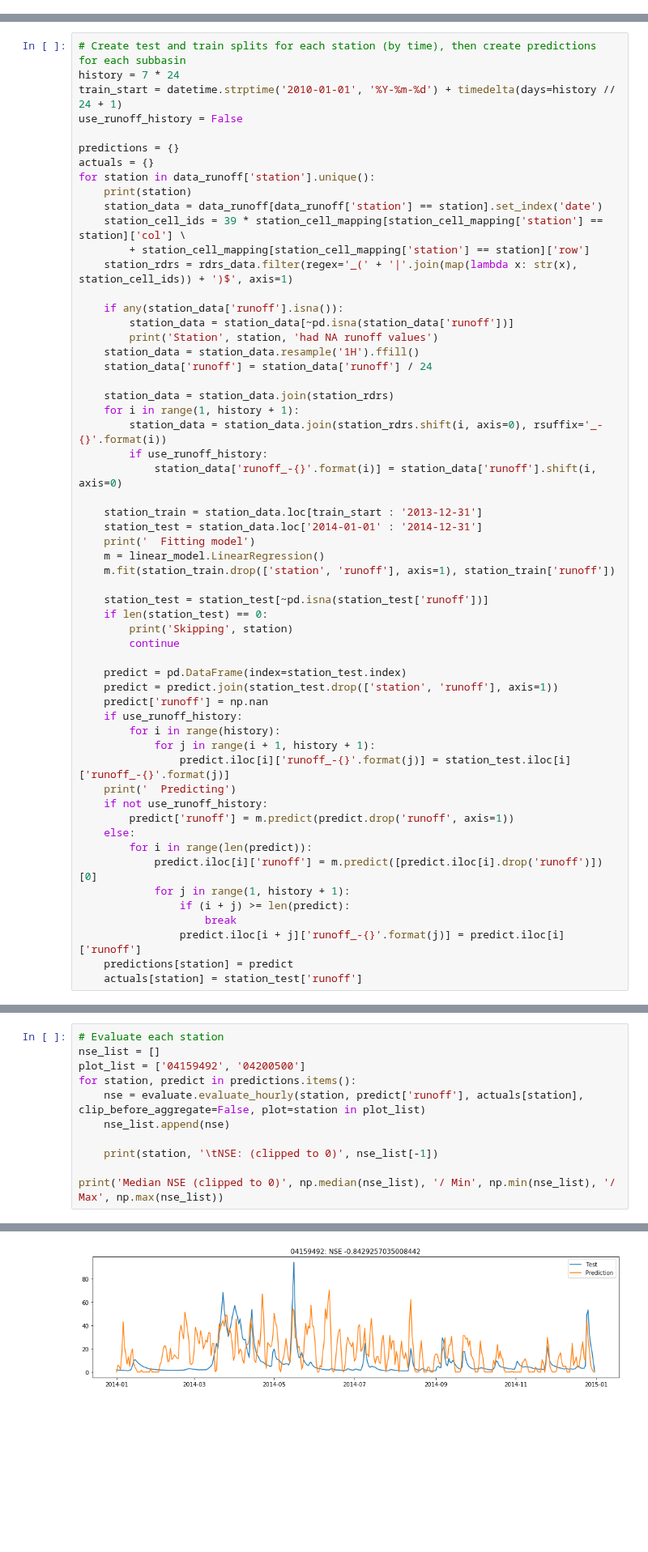
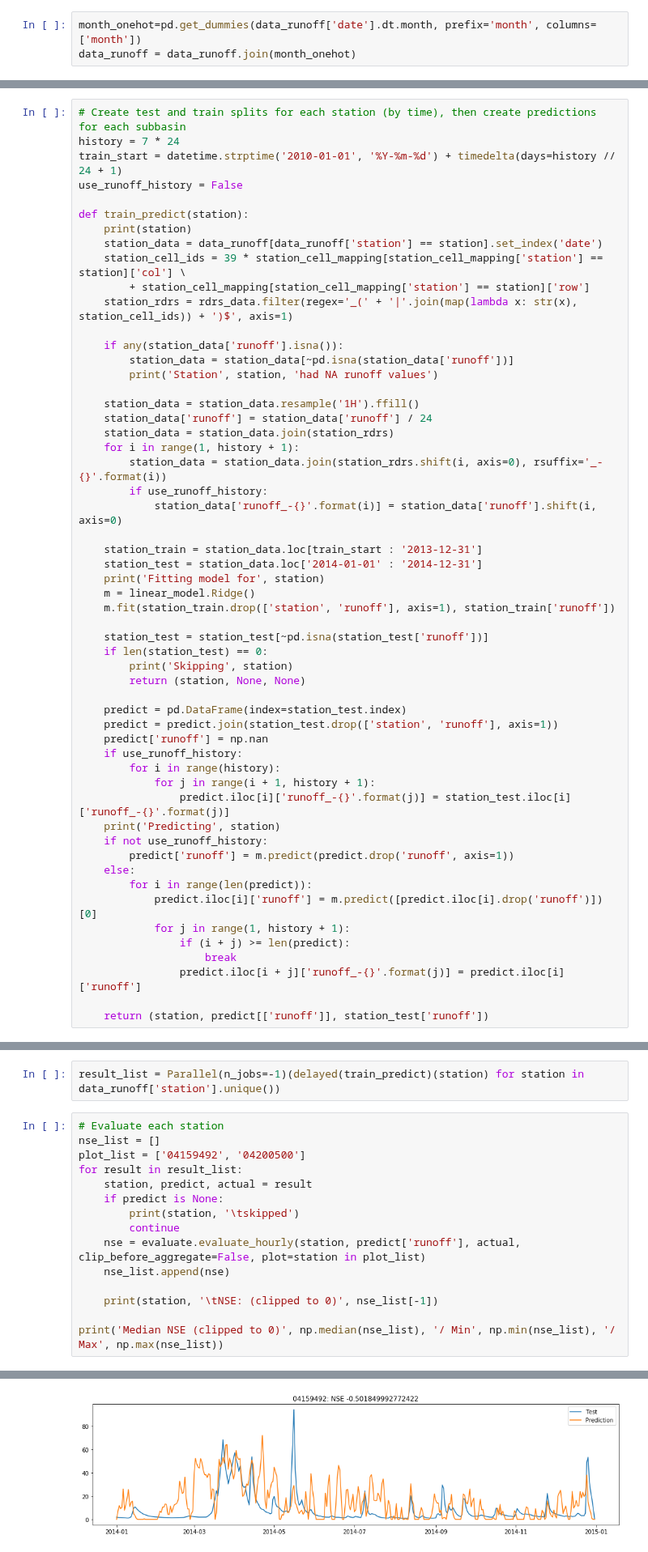
Before and after one commit to gauchm/streamflow-ml, a Jupyter notebook: LinReg_VIC_divideStreamflow.ipynb, the cells around one changed output, grey strips where cells are left out. Shown at 81% size. Cells and saved outputs as stored; diff of their text form; blank space fills up the shorter version.

Commit message:
Ridge regression on hourly forcings with month as feature

```diff
--- a/LinReg_VIC_divideStreamflow.ipynb
+++ b/LinReg_VIC_divideStreamflow.ipynb
@@ -37,3 +39,6 @@ Name: date, dtype: int64
 station_cell_mapping = pd.read_csv('station_cell_mapping.csv', skiprows=1, names=['station', 'lat', 'lon', 'row', 'col', 'area'])
 # %%
 rdrs_data = load_data.load_rdrs_forcings()
+# %%
+month_onehot=pd.get_dummies(data_runoff['date'].dt.month, prefix='month', columns=['month'])
+data_runoff = data_runoff.join(month_onehot)
@@ -43,9 +69,7 @@ history = 7 * 24
 train_start = datetime.strptime('2010-01-01', '%Y-%m-%d') + timedelta(days=history // 24 + 1)
 use_runoff_history = False
 
-predictions = {}
-actuals = {}
-for station in data_runoff['station'].unique():
+def train_predict(station):
     print(station)
     station_data = data_runoff[data_runoff['station'] == station].set_index('date')
     station_cell_ids = 39 * station_cell_mapping[station_cell_mapping['station'] == station]['col'] \
@@ -55,9 +79,9 @@ for station in data_runoff['station'].unique():
     if any(station_data['runoff'].isna()):
         station_data = station_data[~pd.isna(station_data['runoff'])]
         print('Station', station, 'had NA runoff values')
+
     station_data = station_data.resample('1H').ffill()
     station_data['runoff'] = station_data['runoff'] / 24
-
     station_data = station_data.join(station_rdrs)
     for i in range(1, history + 1):
         station_data = station_data.join(station_rdrs.shift(i, axis=0), rsuffix='_-{}'.format(i))
@@ -66,14 +90,14 @@ for station in data_runoff['station'].unique():
 
     station_train = station_data.loc[train_start : '2013-12-31']
     station_test = station_data.loc['2014-01-01' : '2014-12-31']
-    print('  Fitting model')
-    m = linear_model.LinearRegression()
+    print('Fitting model for', station)
+    m = linear_model.Ridge()
     m.fit(station_train.drop(['station', 'runoff'], axis=1), station_train['runoff'])
 
     station_test = station_test[~pd.isna(station_test['runoff'])]
     if len(station_test) == 0:
         print('Skipping', station)
-        continue
+        return (station, None, None)
 
     predict = pd.DataFrame(index=station_test.index)
     predict = predict.join(station_test.drop(['station', 'runoff'], axis=1))
@@ -82,7 +106,7 @@ for station in data_runoff['station'].unique():
         for i in range(history):
             for j in range(i + 1, history + 1):
                 predict.iloc[i]['runoff_-{}'.format(j)] = station_test.iloc[i]['runoff_-{}'.format(j)]
-    print('  Predicting')
+    print('Predicting', station)
     if not use_runoff_history:
         predict['runoff'] = m.predict(predict.drop('runoff', axis=1))
     else:
@@ -92,5 +116,5 @@ for station in data_runoff['station'].unique():
                 if (i + j) >= len(predict):
                     break
                 predict.iloc[i + j]['runoff_-{}'.format(j)] = predict.iloc[i]['runoff']
-    predictions[station] = predict
-    actuals[station] = station_test['runoff']
+
+    return (station, predict[['runoff']], station_test['runoff'])
@@ -115,9 +121,15 @@ for station in data_runoff['station'].unique():
+# %%
+result_list = Parallel(n_jobs=-1)(delayed(train_predict)(station) for station in data_runoff['station'].unique())
 # %%
 # Evaluate each station
 nse_list = []
 plot_list = ['04159492', '04200500']
-for station, predict in predictions.items():
-    nse = evaluate.evaluate_hourly(station, predict['runoff'], actuals[station], clip_before_aggregate=False, plot=station in plot_list)
+for result in result_list:
+    station, predict, actual = result
+    if predict is None:
+        print(station, '\tskipped')
+        continue
+    nse = evaluate.evaluate_hourly(station, predict['runoff'], actual, clip_before_aggregate=False, plot=station in plot_list)
     nse_list.append(nse)
 
     print(station, '\tNSE: (clipped to 0)', nse_list[-1])
@@ -148 +160 @@ Median NSE (clipped to 0) 0.2066652344880755 / Min -2.3121498960941462 / Max 0.4
-[figure, old version]
+[figure, new version]
```
Also changed, not shown: parts of 6 cells of this notebook.
